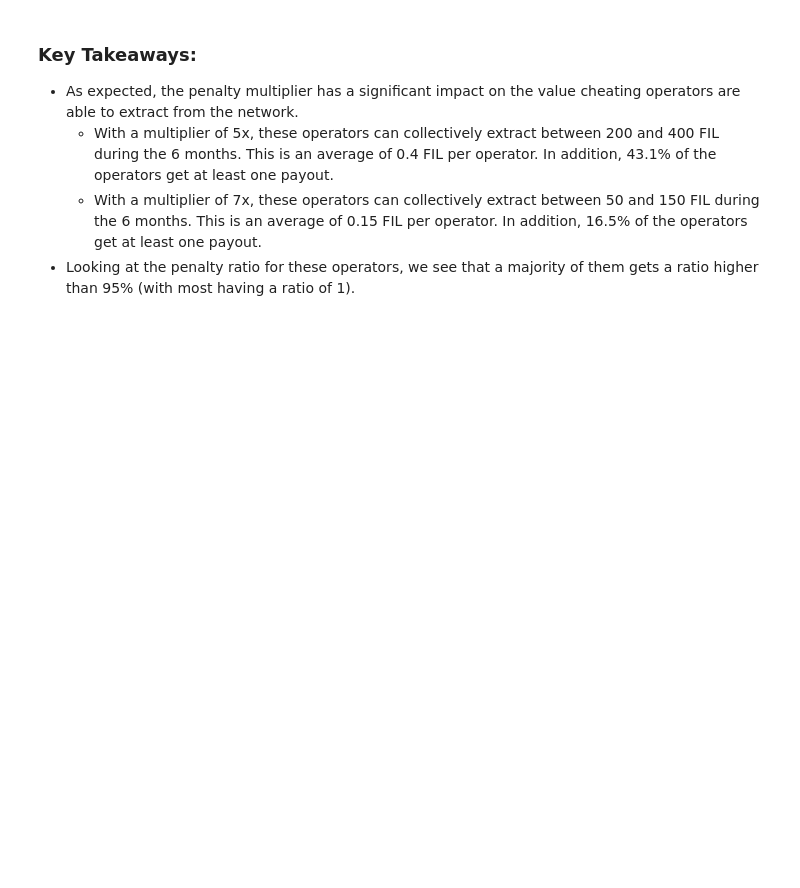
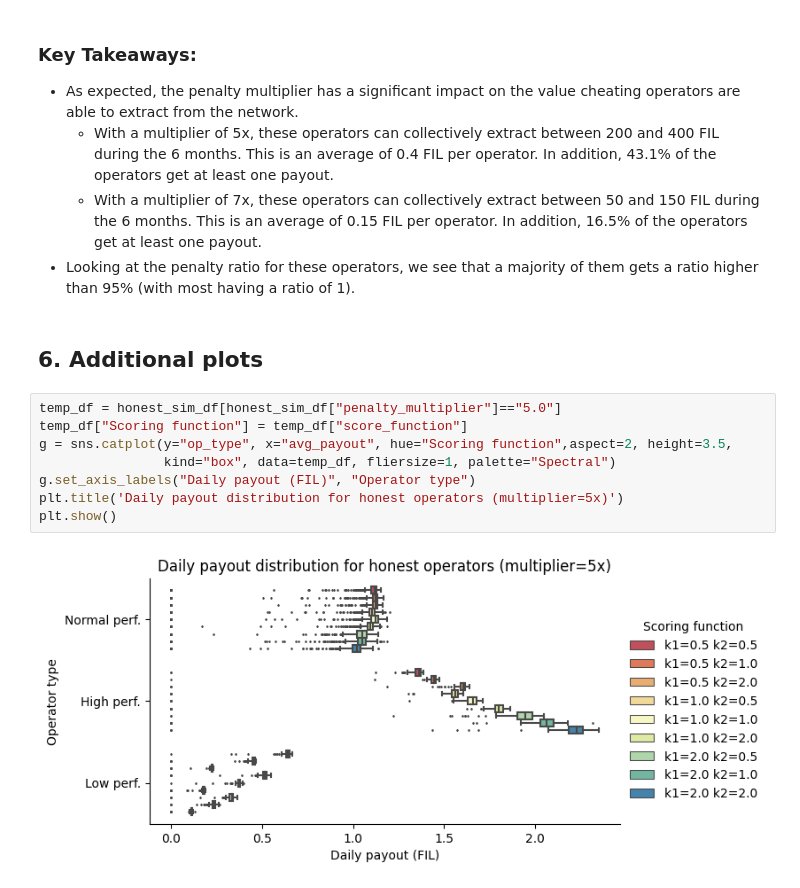
Before and after one commit to protocol/cel-retrieval, a Jupyter notebook: saturn-aliens/notebooks/4.1-full_sim_growth_reward.ipynb, the cells around one changed output. Cells and saved outputs as stored; diff of their text form; blank space fills up the shorter version.

```diff
--- a/saturn-aliens/notebooks/4.1-full_sim_growth_reward.ipynb
+++ b/saturn-aliens/notebooks/4.1-full_sim_growth_reward.ipynb
@@ -420,3 +432,15 @@ plt.show()
     * With a multiplier of 5x, these operators can collectively extract between 200 and 400 FIL during the 6 months. This is an average of 0.4 FIL per operator. In addition, 43.1% of the operators get at least one payout.
     * With a multiplier of 7x, these operators can collectively extract between 50 and 150 FIL during the 6 months. This is an average of 0.15 FIL per operator. In addition, 16.5% of the operators get at least one payout.
 * Looking at the penalty ratio for these operators, we see that a majority of them gets a ratio higher than 95% (with most having a ratio of 1).
+# %% [markdown]
+## 6. Additional plots
+# %%
+temp_df = honest_sim_df[honest_sim_df["penalty_multiplier"]=="5.0"]
+temp_df["Scoring function"] = temp_df["score_function"]
+g = sns.catplot(y="op_type", x="avg_payout", hue="Scoring function",aspect=2, height=3.5,
+                kind="box", data=temp_df, fliersize=1, palette="Spectral")
+g.set_axis_labels("Daily payout (FIL)", "Operator type")
+plt.title('Daily payout distribution for honest operators (multiplier=5x)')
+plt.show()
+# %% [output]
+[figure, added]
```
Also changed, not shown: parts of 7 cells of this notebook, 2 other files.
